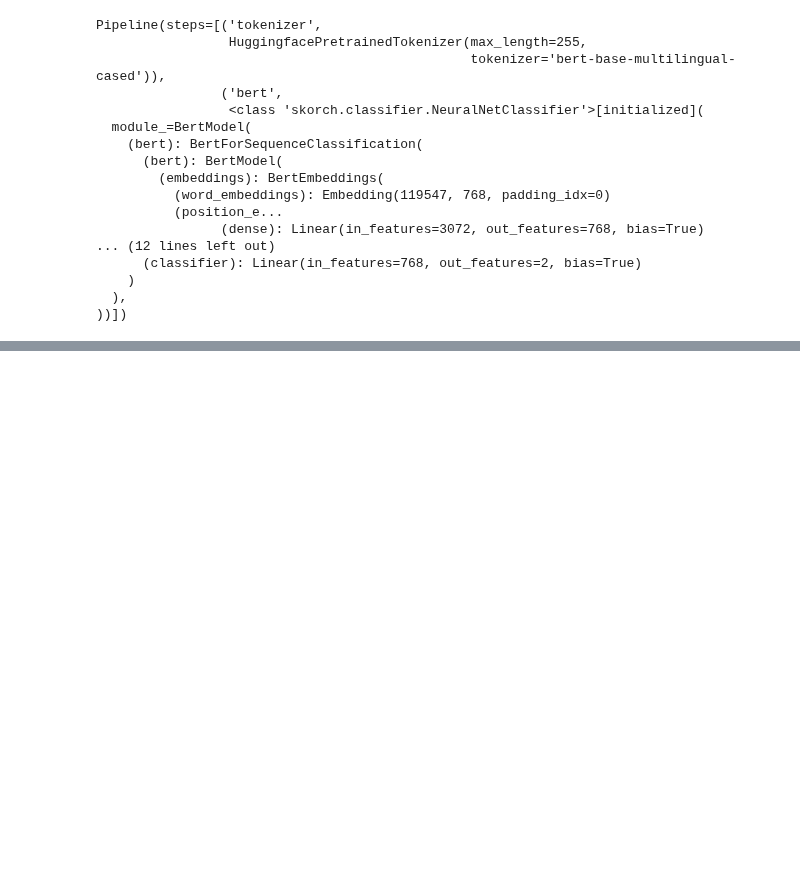
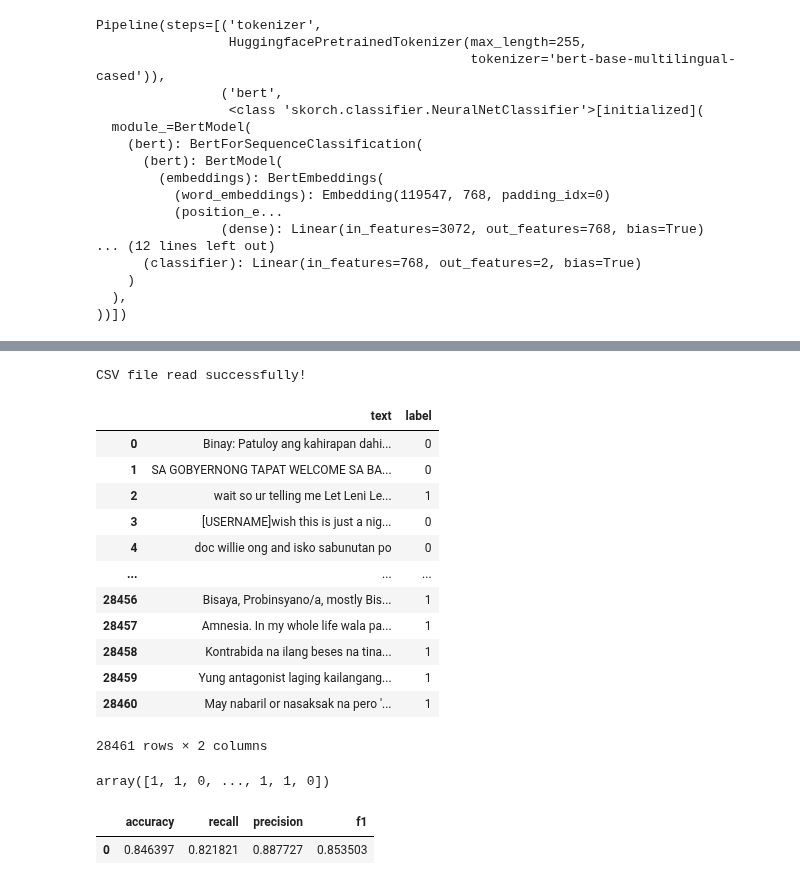
Before and after one commit to NateCross/tag-hate-elf, a Jupyter notebook: lr_train.ipynb, the cells around one changed output, grey strips where cells are left out. Drawn from its saved outputs; the diff is of its cells as text; code cells hidden in the pictures; blank space fills up the shorter version.

```diff
--- a/lr_train.ipynb
+++ b/lr_train.ipynb
@@ -56,0 +140,19 @@ Pipeline(steps=[('tokenizer',
+# %%
+dataset = Utils.read_csv_file('datasets/datasetall.csv')
+
+dataset
+# %% [output]
+CSV file read successfully!
+|  | text | label |
+| 0 | Binay: Patuloy ang kahirapan dahi... | 0 |
+| 1 | SA GOBYERNONG TAPAT WELCOME SA BA... | 0 |
+| 2 | wait so ur telling me Let Leni Le... | 1 |
+| 3 | [USERNAME]wish this is just a nig... | 0 |
+| 4 | doc willie ong and isko sabunutan po | 0 |
+| ... | ... | ... |
+| 28456 | Bisaya, Probinsyano/a, mostly Bis... | 1 |
+| 28457 | Amnesia. In my whole life wala pa... | 1 |
+| 28458 | Kontrabida na ilang beses na tina... | 1 |
+| 28459 | Yung antagonist laging kailangang... | 1 |
+| 28460 | May nabaril or nasaksak na pero '... | 1 |
+28461 rows × 2 columns
@@ -56,0 +161,16 @@ Pipeline(steps=[('tokenizer',
+# %%
+soft_voting_results_discrete = np.argmax(soft_voting_results, axis=1)
+
+soft_voting_results_discrete
+# %% [output]
+array([1, 1, 0, ..., 1, 1, 0])
+# %%
+pd.DataFrame([{
+  'accuracy': accuracy_score(soft_voting_results_discrete, y_test),
+  'recall': recall_score(soft_voting_results_discrete, y_test),
+  'precision': precision_score(soft_voting_results_discrete, y_test),
+  'f1': f1_score(soft_voting_results_discrete, y_test),
+}])
+# %% [output]
+|  | accuracy | recall | precision | f1 |
+| 0 | 0.846397 | 0.821821 | 0.887727 | 0.853503 |
```
Also changed, not shown: parts of 16 cells of this notebook, 6 other files.
